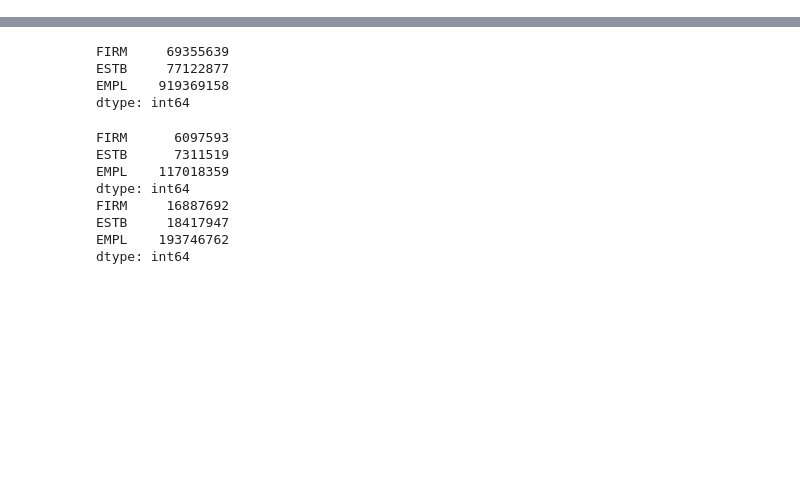
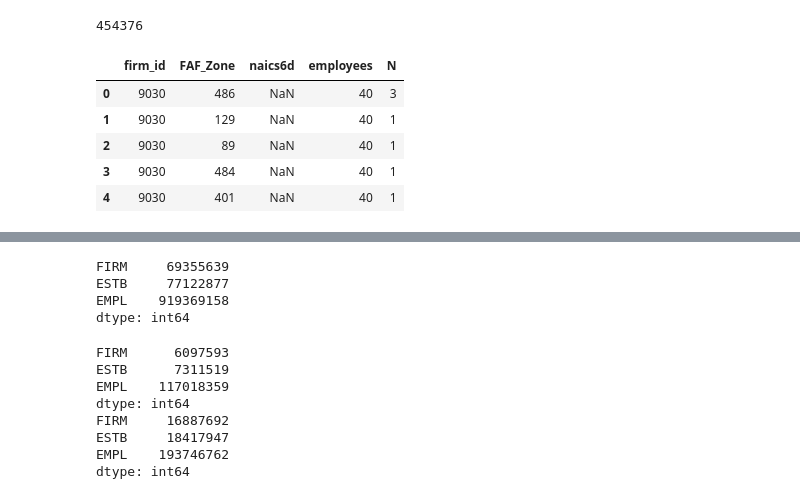
Before and after one commit to LBNL-UCB-STI/SynthFirm, a Jupyter notebook: input_generation/national/susb_firm_and_est_data.ipynb, the cells around one changed output, grey strips where cells are left out. Cells and saved outputs as stored; diff of their text form; code cells hidden in the pictures; blank space fills up the shorter version.

```diff
--- a/input_generation/data_exploration/susb_firm_and_est_data.ipynb
+++ b/input_generation/national/susb_firm_and_est_data.ipynb
@@ -28,3 +28,17 @@ susb_msa_3naics.head(5)
 | 2 | 10100 | -- | 3 | 216 | 216 | 1442 | NaN | G | 45082 | G | Aberdeen, SD Micro Area | ... |
 | 3 | 10100 | -- | 4 | 139 | 143 | 1759 | NaN | G | 58959 | G | Aberdeen, SD Micro Area | ... |
 | 4 | 10100 | -- | 5 | 1018 | 1022 | 4277 | NaN | G | 145155 | G | Aberdeen, SD Micro Area | ... |
+# %%
+# adding costar data
+costar_file = 'Costar_Firm_and_estb_dist_GT5estb.csv'
+costar_data = read_csv(os.path.join(input_dir, costar_file))
+print(len(costar_data))
+costar_data.head(5)
+# %% [output]
+454376
+|  | firm_id | FAF_Zone | naics6d | employees | N |
+| 0 | 9030 | 486 | NaN | 40 | 3 |
+| 1 | 9030 | 129 | NaN | 40 | 1 |
+| 2 | 9030 | 89 | NaN | 40 | 1 |
+| 3 | 9030 | 484 | NaN | 40 | 1 |
+| 4 | 9030 | 401 | NaN | 40 | 1 |
```
Also changed, not shown: parts of 2 cells of this notebook, 1 other file.
